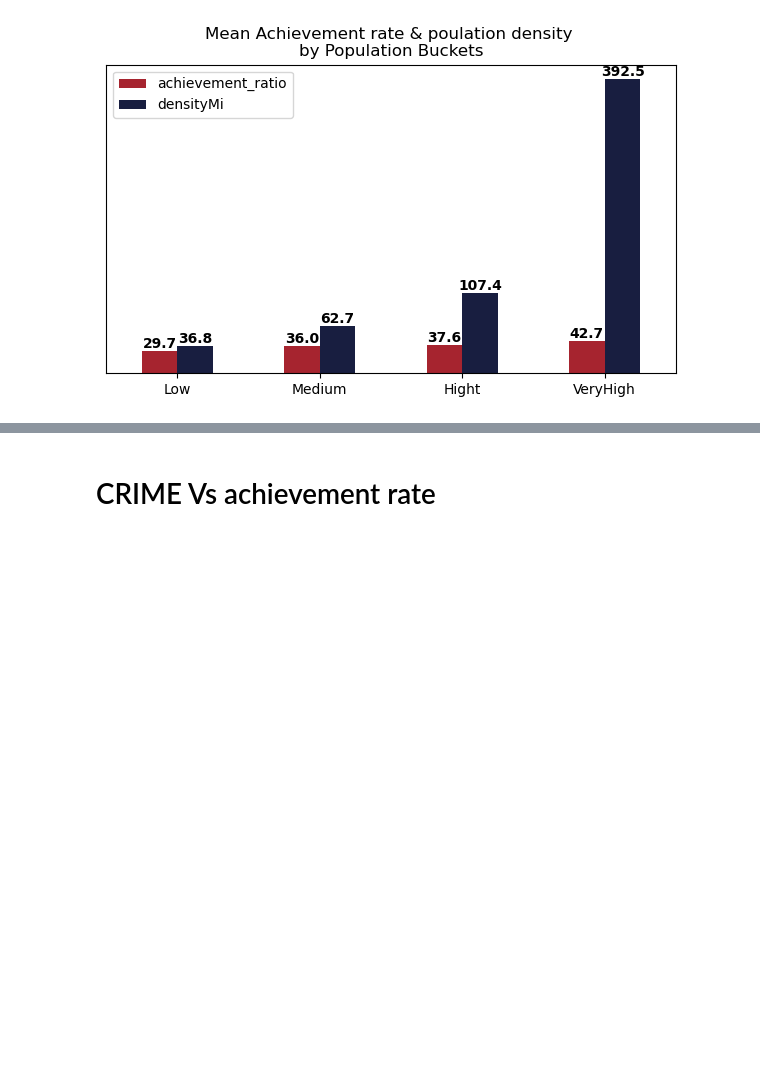
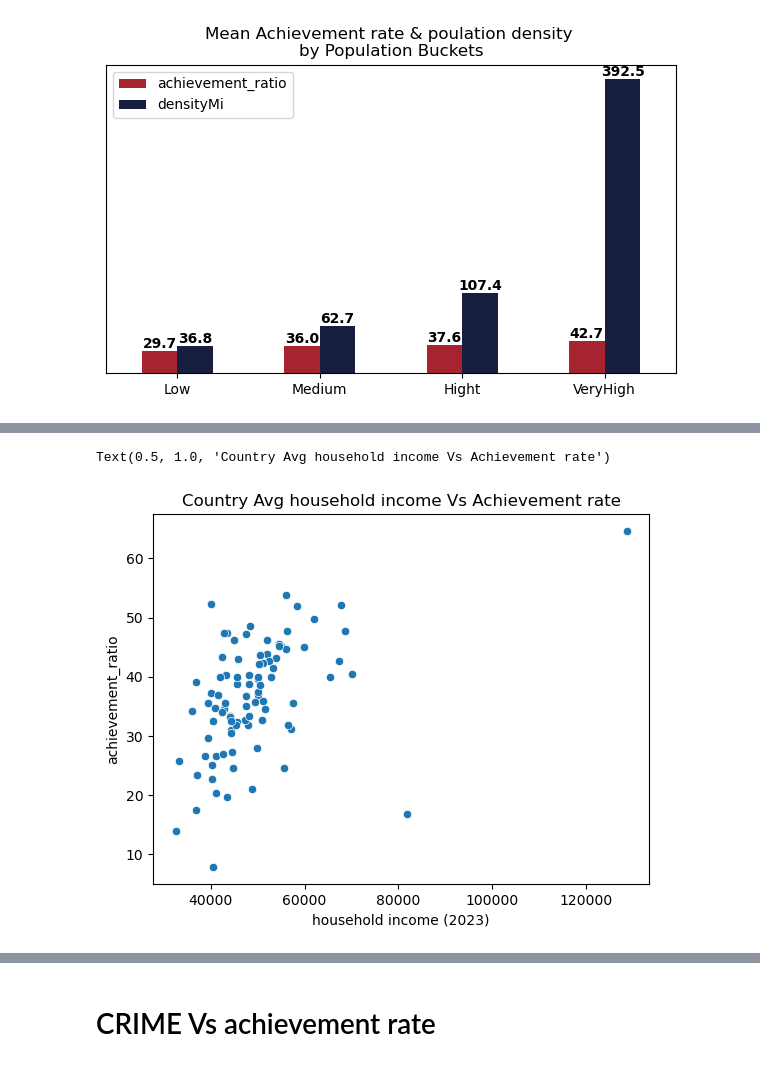
Before and after one commit to H-Getu/TN-Education-Landscape, a Jupyter notebook: scripts/Tn_education.ipynb, the cells around one changed output, grey strips where cells are left out. Drawn from its saved outputs; the diff is of its cells as text; code cells hidden in the pictures; blank space fills up the shorter version.

```diff
--- a/scripts/Tn_education.ipynb
+++ b/scripts/Tn_education.ipynb
@@ -1089,3 +1092,12 @@ plt.tight_layout()
 plt.show()
 # %% [output]
 [figure]
+# %%
+# check for avg household income
+#URL = 'https://fred.stlouisfed.org/release/tables?eid=268584&rid=175'
+Avg_household_income =  pd.read_csv("../data/population density/household_income.csv").set_index('County Name')
+# %%
+#clean the dataset
+Avg_household_income = Avg_household_income.rename(columns = {'2023':'household income (2023)'})
+Avg_household_income.drop(['Preceding Period','Year Ago from Period'],axis = 1,  inplace = True)
+Avg_household_income.head()
@@ -1091,0 +1112,4 @@ plt.show()
+# %%
+#combine with the main dataset
+country_avg_income = country_avg_achievement.merge(Avg_household_income, left_index = True, right_index = True, how = 'left')
+country_avg_income.head()
@@ -1091,0 +1124,6 @@ plt.show()
+# %%
+sns.scatterplot(data = country_avg_income, x = 'household income (2023)', y = 'achievement_ratio')
+plt.title("Country Avg household income Vs Achievement rate")
+# %% [output]
+Text(0.5, 1.0, 'Country Avg household income Vs Achievement rate')
+[figure, added]
```
Also changed, not shown: parts of 5 cells of this notebook.
